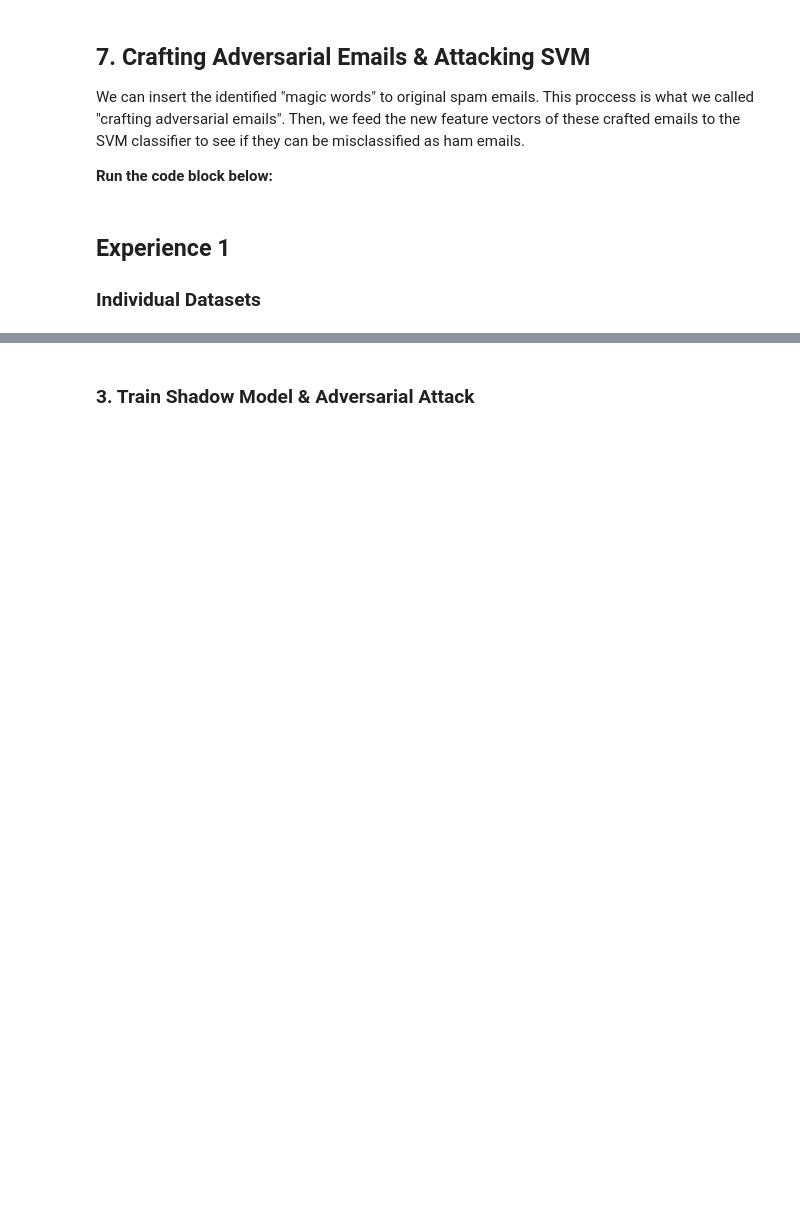
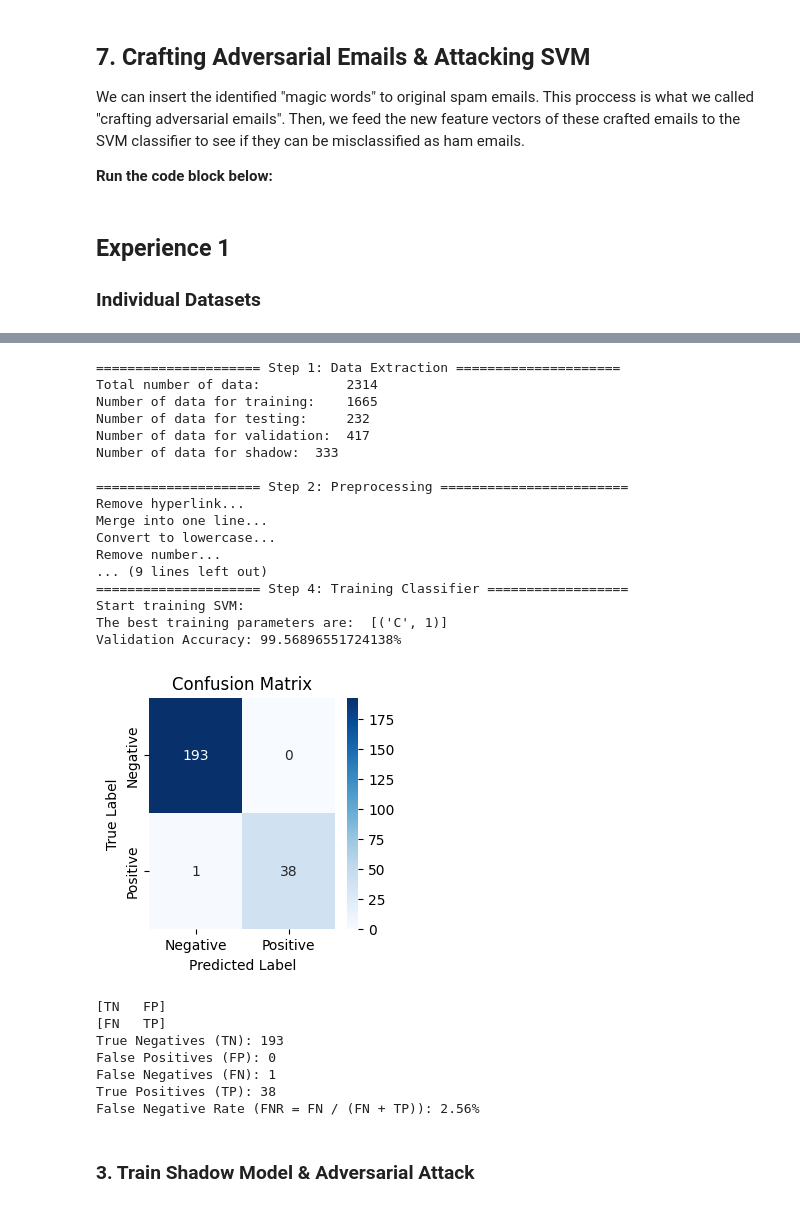
Before and after one commit to wuhumontana/bypass-spam-filter, a Jupyter notebook: bypass.ipynb, the cells around one changed output, grey strips where cells are left out. Cells and saved outputs as stored; diff of their text form; code cells hidden in the pictures; blank space fills up the shorter version.

```diff
--- a/bypass.ipynb
+++ b/bypass.ipynb
@@ -86,7 +86,7 @@ from tkinter import YView
 from sklearn.model_selection import train_test_split
 
 # This function extracts data from .csv file and split into training, validation, and testing dataset.
-def data_extraction(df, similarity = 0.2, valid = True):
+def data_extraction(df, valid = True):
   # Separate data into features and labels
   x = df.message
   y = df.label
@@ -984,15 +860,5 @@ ValueError: dimension mismatch
 # %%
-def train_classifier(FE_method, classifier, df_target):
-    print('\n===================== Step 1: Data Extraction =====================')
-    # dont split valid set in target model
-    X_train, X_val, X_test, Y_train, Y_val, Y_test = data_extraction(df_target, 0.2, True)
-    X_train_shadow, Y_train_shadow = copy_dataset_by_similarity(X_train, Y_train, 0.9)
-
-    print('Total number of data:          ', str(len(X_train) + len(X_test) + len(X_val)))
-    print('Number of data for training:    ' + str(len(X_train)))
-    print('Number of data for testing:     ' + str(len(X_test)))
-    print('Number of data for validation: ', str(len(X_val)))
-
+def train_classifier(FE_method, classifier, X_train, X_val, X_test):
     print('\n===================== Step 2: Preprocessing ========================')
     x_train, x_val, x_test = preprocess(X_train, X_val, X_test)
 
@@ -1008,4 +874,4 @@ def train_classifier(FE_method, classifier, df_target):
     else:
         print('Please specify SVM or LR or DT as your classifier.')
 
-    return clf, feature_names, feature_model, scalar
+    return tr_set, v_set, clf, x_train_features, feature_names, feature_model, scalar
@@ -1045,2 +878,43 @@ False Negative Rate (FNR = FN / (FN + TP)): 5.13%
+# %%
+print('\n===================== Step 1: Data Extraction =====================')
+df = pd.read_csv('./messages.csv', encoding='utf-8', encoding_errors='ignore')
+X_train, X_val, X_test, Y_train, Y_val, Y_test = data_extraction(df)
+X_train_shadow, Y_train_shadow  = copy_dataset_by_similarity(X_train, Y_train, 0.2)
+print('Total number of data:          ', str(len(X_train) + len(X_test) + len(X_val)))
+print('Number of data for training:    ' + str(len(X_train)))
+print('Number of data for testing:     ' + str(len(X_test)))
+print('Number of data for validation: ', str(len(X_val)))
+print('Number of data for shadow: ', str(len(X_train_shadow)))
+
+# Target modal
+T_FE_method= 'tfidf'
+T_classifier= 'SVM'
+T_tr_set, T_v_set, T_clf, T_x_train_features, T_feature_names, T_feature_model, T_scalar = train_classifier(T_FE_method, T_classifier, X_train, X_val, X_test)
+# %% [output]
+===================== Step 1: Data Extraction =====================
+Total number of data:           2314
+Number of data for training:    1665
+Number of data for testing:     232
+Number of data for validation:  417
+Number of data for shadow:  333
+
+===================== Step 2: Preprocessing ========================
+Remove hyperlink...
+Merge into one line...
+Convert to lowercase...
+Remove number...
+... (9 lines left out)
+===================== Step 4: Training Classifier ==================
+Start training SVM:
+The best training parameters are:  [('C', 1)]
+Validation Accuracy: 99.56896551724138%
+[figure, added]
+[TN   FP]
+[FN   TP]
+True Negatives (TN): 193
+False Positives (FP): 0
+False Negatives (FN): 1
+True Positives (TP): 38
+False Negative Rate (FNR = FN / (FN + TP)): 2.56%
 # %% [markdown]
 ### **3. Train Shadow Model & Adversarial Attack** ###
```
Also changed, not shown: parts of 14 cells of this notebook.
